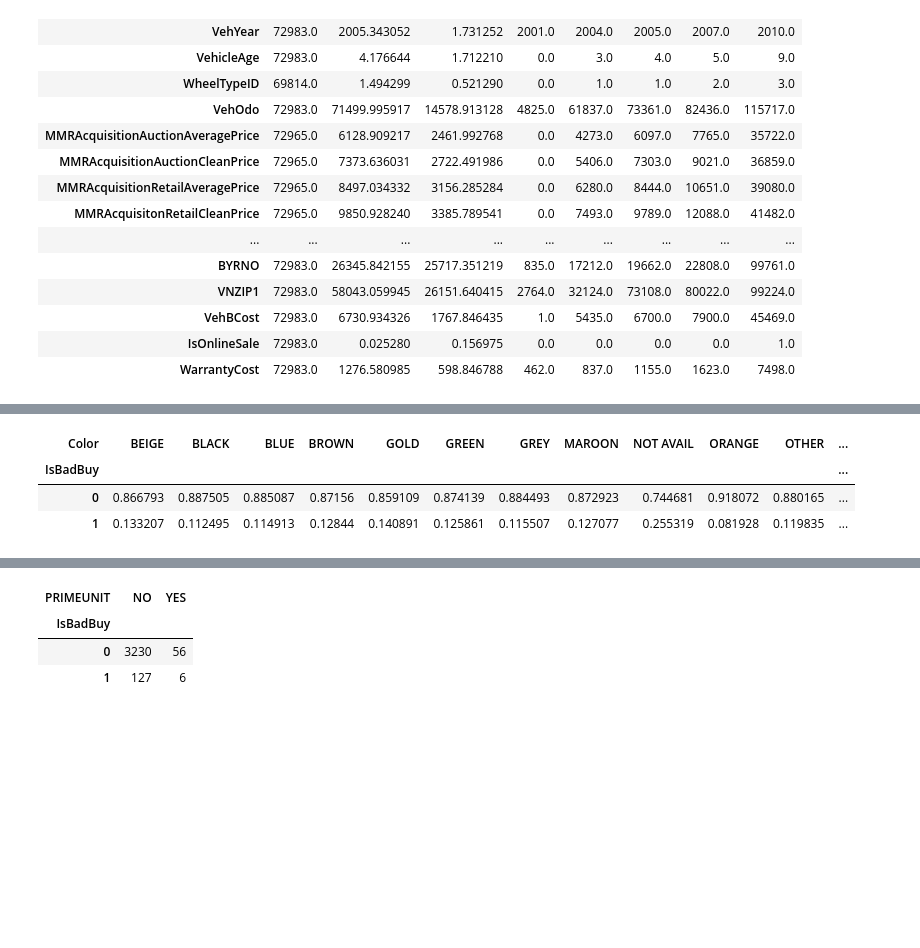
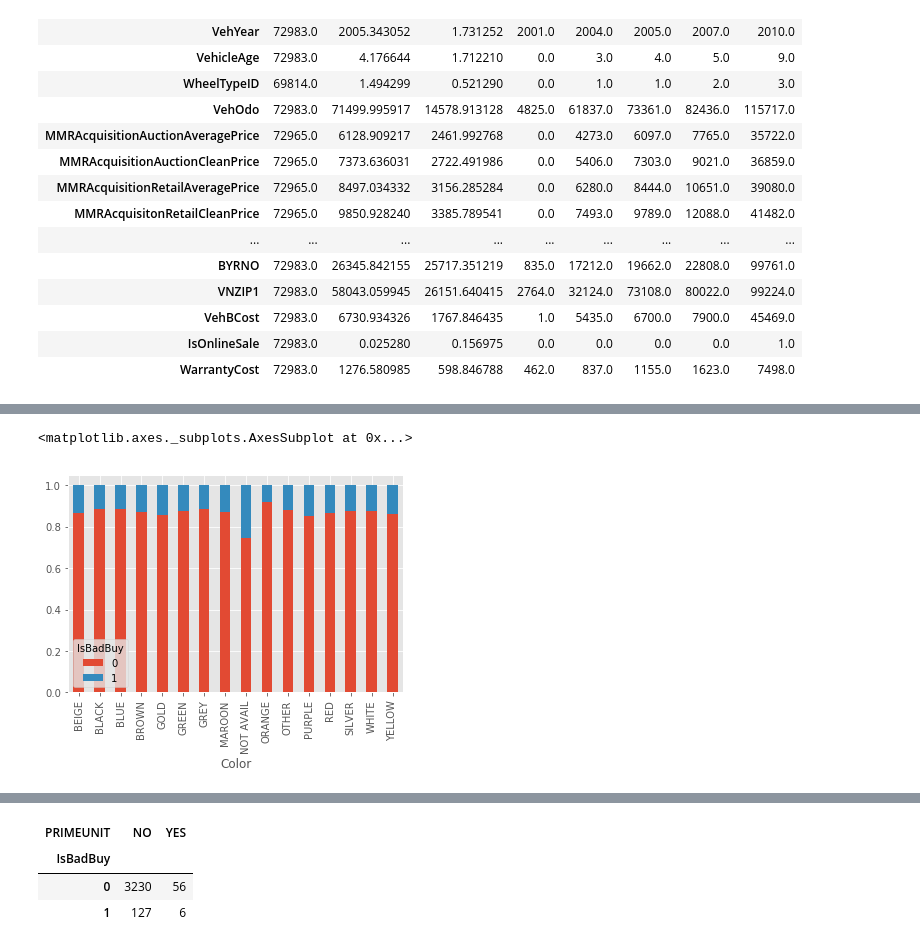
Before and after one commit to cefan-2000/DS-SF-34, a Jupyter notebook: Carvana_CarolFan_12Jun2017.ipynb, the cells around one changed output, grey strips where cells are left out. Saved outputs shown, nothing was run; the diff lists cells and outputs as text; code cells hidden in the pictures; blank space fills up the shorter version.

```diff
--- a/Carvana_CarolFan_12Jun2017.ipynb
+++ b/Carvana_CarolFan_12Jun2017.ipynb
@@ -168,14 +156,14 @@ pd.crosstab(df.IsBadBuy, df.Make).apply(lambda r: r/r.sum(), axis=0).transpose()
 # %%
     # Color
-    # Top 5:  Silver, White, Blue, Grey, Black are about the same.  Ignore
+    # Top 5:  Silver, White, Blue, Grey, Black are about the same.  Only if Not Avail is it significant.
 #df.Color.value_counts()
 #pd.crosstab(df.IsBadBuy, df.Color)
 pd.crosstab(df.IsBadBuy, df.Color).apply(lambda r: r/r.sum(), axis=0)
+color_graph = pd.crosstab(df.Color, df.IsBadBuy)
+color_graph.div(color_graph.sum(1).astype(float), axis=0).plot(kind='bar', stacked=True)
 # %% [output]
-| Color | BEIGE | BLACK | BLUE | BROWN | GOLD | GREEN | GREY | MAROON | NOT AVAIL | ORANGE | OTHER | ... |
-| IsBadBuy |  |  |  |  |  |  |  |  |  |  |  | ... |
-| 0 | 0.866793 | 0.887505 | 0.885087 | 0.87156 | 0.859109 | 0.874139 | 0.884493 | 0.872923 | 0.744681 | 0.918072 | 0.880165 | ... |
-| 1 | 0.133207 | 0.112495 | 0.114913 | 0.12844 | 0.140891 | 0.125861 | 0.115507 | 0.127077 | 0.255319 | 0.081928 | 0.119835 | ... |
+<matplotlib.axes._subplots.AxesSubplot at 0x...>
+[figure, added]
 # %%
     # Transmission
     # pretty close.   get dummies.
```
Also changed, not shown: parts of 9 cells of this notebook, 1 other file.
